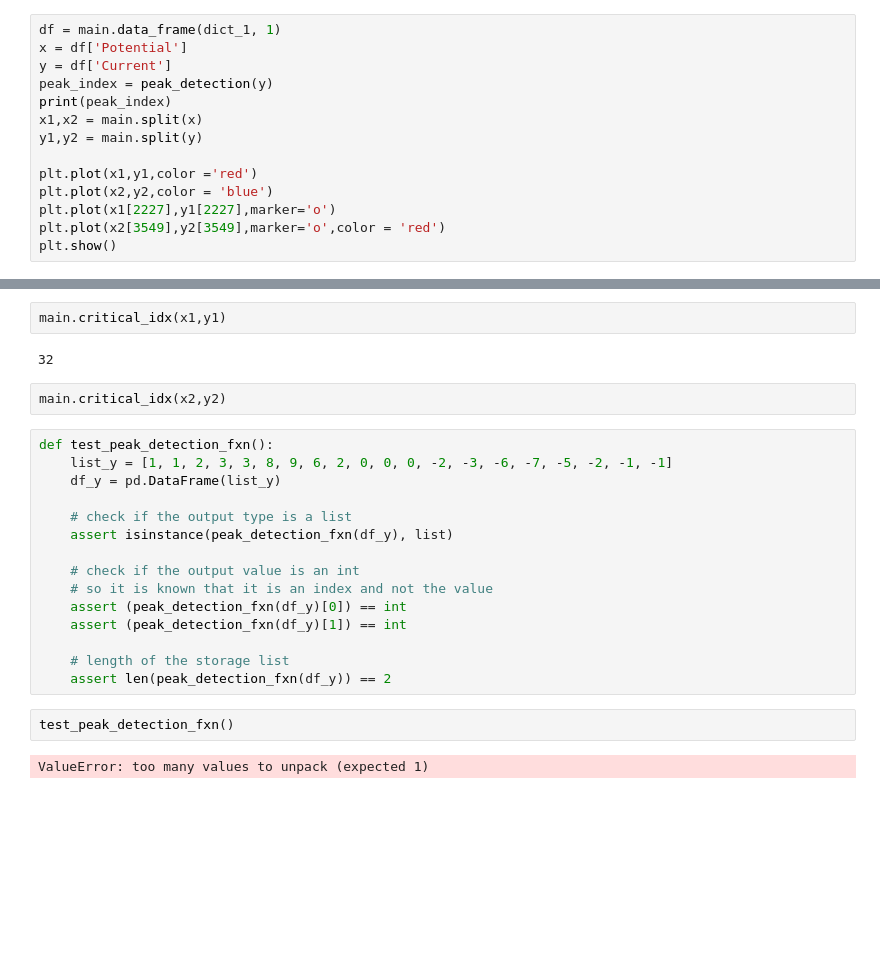
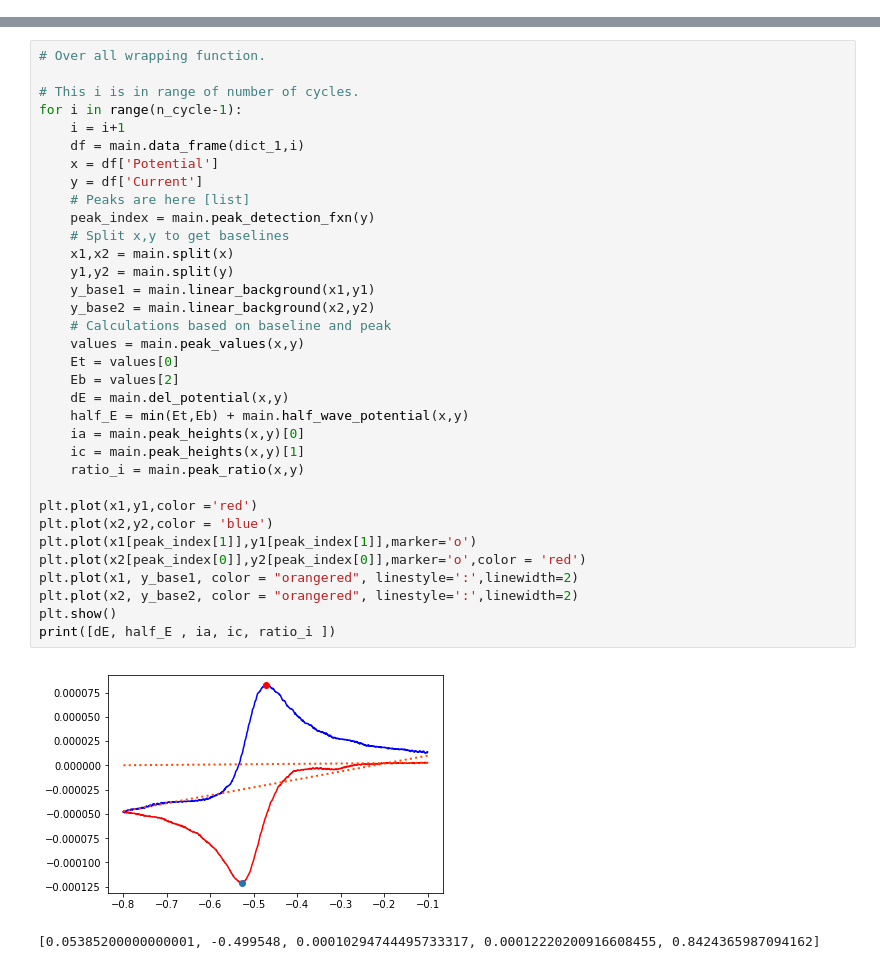
Before and after one commit to sabiharustam/voltcycle, a Jupyter notebook: VoltCycle/Main.ipynb, the cells around one changed output, grey strips where cells are left out. Drawn from its saved outputs; the diff is of its cells as text; blank space fills up the shorter version.

```diff
--- a/VoltCycle/Main.ipynb
+++ b/VoltCycle/Main.ipynb
@@ -99,14 +19,0 @@ peak_detection_fxn(y)
-# %%
-df = main.data_frame(dict_1, 1)
-x = df['Potential']
-y = df['Current']
-peak_index = peak_detection(y)
-print(peak_index)
-x1,x2 = main.split(x)
-y1,y2 = main.split(y)
-
-plt.plot(x1,y1,color ='red')
-plt.plot(x2,y2,color = 'blue')
-plt.plot(x1[2227],y1[2227],marker='o')
-plt.plot(x2[3549],y2[3549],marker='o',color = 'red')
-plt.show()
@@ -118,25 +20,37 @@ plt.show()
-# %%
-main.critical_idx(x1,y1)
-# %% [output]
-32
-# %%
-main.critical_idx(x2,y2)
-# %%
-def test_peak_detection_fxn():
-    list_y = [1, 1, 2, 3, 3, 8, 9, 6, 2, 0, 0, 0, -2, -3, -6, -7, -5, -2, -1, -1]
-    df_y = pd.DataFrame(list_y)
-
-    # check if the output type is a list
-    assert isinstance(peak_detection_fxn(df_y), list)
-
-    # check if the output value is an int
-    # so it is known that it is an index and not the value
-    assert (peak_detection_fxn(df_y)[0]) == int
-    assert (peak_detection_fxn(df_y)[1]) == int
-
-    # length of the storage list
-    assert len(peak_detection_fxn(df_y)) == 2
-# %%
-test_peak_detection_fxn()
-# %% [output]
-ValueError: too many values to unpack (expected 1)
+# %%
+# Over all wrapping function.
+
+# This i is in range of number of cycles.
+for i in range(n_cycle-1):
+    i = i+1
+    df = main.data_frame(dict_1,i)
+    x = df['Potential']
+    y = df['Current']
+    # Peaks are here [list]
+    peak_index = main.peak_detection_fxn(y)
+    # Split x,y to get baselines
+    x1,x2 = main.split(x)
+    y1,y2 = main.split(y)
+    y_base1 = main.linear_background(x1,y1)
+    y_base2 = main.linear_background(x2,y2)
+    # Calculations based on baseline and peak
+    values = main.peak_values(x,y)
+    Et = values[0]
+    Eb = values[2]
+    dE = main.del_potential(x,y)
+    half_E = min(Et,Eb) + main.half_wave_potential(x,y)
+    ia = main.peak_heights(x,y)[0]
+    ic = main.peak_heights(x,y)[1]
+    ratio_i = main.peak_ratio(x,y)
+
+plt.plot(x1,y1,color ='red')
+plt.plot(x2,y2,color = 'blue')
+plt.plot(x1[peak_index[1]],y1[peak_index[1]],marker='o')
+plt.plot(x2[peak_index[0]],y2[peak_index[0]],marker='o',color = 'red')
+plt.plot(x1, y_base1, color = "orangered", linestyle=':',linewidth=2)
+plt.plot(x2, y_base2, color = "orangered", linestyle=':',linewidth=2)
+plt.show()
+print([dE, half_E , ia, ic, ratio_i ])
+# %% [output]
+[figure, added]
+[0.05385200000000001, -0.499548, 0.00010294744495733317, 0.00012220200916608455, 0.8424365987094162]
```
Also changed, not shown: parts of 7 cells of this notebook, 1 other file.
